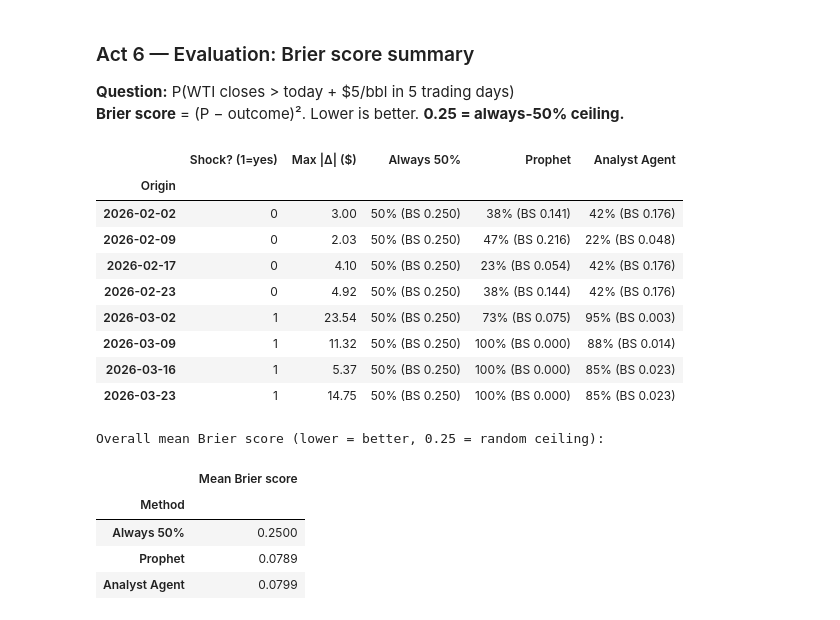
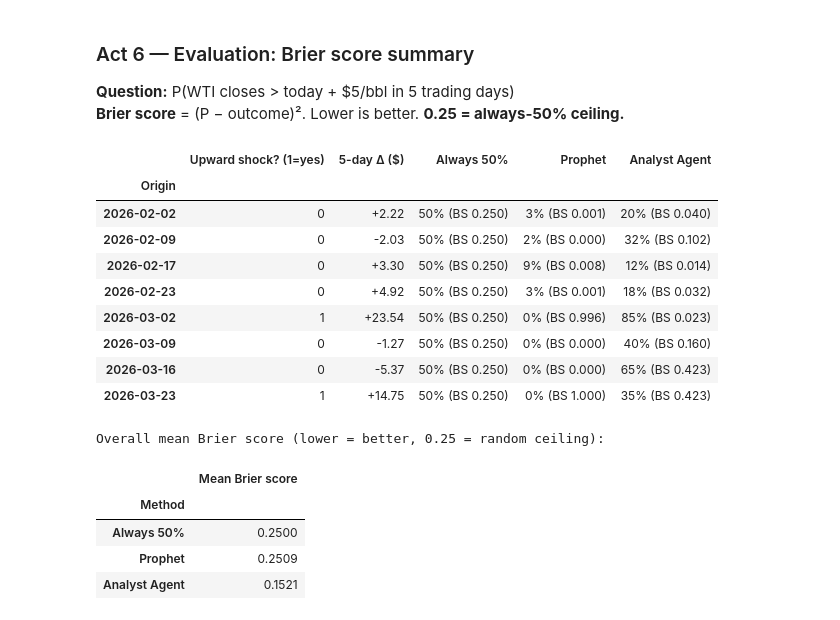
Before and after one commit to VectorInstitute/agentic-forecasting, a Jupyter notebook: playground/energy_case_study/notebooks/energy_llmp_context_comparison.ipynb, the cells around one changed output. Saved outputs shown, nothing was run; the diff lists cells and outputs as text; code cells hidden in the pictures.

```diff
--- a/playground/energy_case_study/notebooks/energy_llmp_context_comparison.ipynb
+++ b/playground/energy_case_study/notebooks/energy_llmp_context_comparison.ipynb
@@ -1559,47 +1461,47 @@ pivot = (
         prob_str=lambda d: d["prob"].map(lambda p: f"{p:.0%}"),
         brier_str=lambda d: d["brier"].map(lambda b: f"{b:.3f}"),
         summary=lambda d: d["prob_str"] + "  (BS " + d["brier_str"] + ")",
     )
     .pivot_table(index="origin", columns="method", values="summary", aggfunc="first")
 )
 pivot.index.name = "Origin"
 pivot.columns.name = None
 
 meta = binary_df.groupby("origin").first()[["outcome", "max_move"]].reindex(pivot.index)
+meta["max_move"] = meta["max_move"].map("{:+.2f}".format)
 meta.columns = ["Upward shock? (1=yes)", "5-day Δ ($)"]
-meta["5-day Δ ($)"] = meta["max_move"].map("{:+.2f}".format)
 
 col_order = ["Upward shock? (1=yes)", "5-day Δ ($)"] + [
     c for c in ["Always 50%", "Prophet", "Analyst Agent"] if c in pivot.columns
 ]
 result = pd.concat([meta, pivot], axis=1)[col_order]
 display(result)
 
 # ── Mean Brier score per method ────────────────────────────────────────────────
 mean_brier = (
     binary_df.groupby("method")["brier"].mean()
     .reindex(["Always 50%", "Prophet", "Analyst Agent"])
     .rename("Mean Brier score")
     .map("{:.4f}".format)
     .to_frame()
 )
 mean_brier.index.name = "Method"
 print("\nOverall mean Brier score (lower = better, 0.25 = random ceiling):")
 display(mean_brier)
 # %% [output]
-|  | Shock? (1=yes) | Max |Δ| ($) | Always 50% | Prophet | Analyst Agent |
+|  | Upward shock? (1=yes) | 5-day Δ ($) | Always 50% | Prophet | Analyst Agent |
 | Origin |  |  |  |  |  |
-| 2026-02-02 | 0 | 3.00 | 50% (BS 0.250) | 38% (BS 0.141) | 42% (BS 0.176) |
-| 2026-02-09 | 0 | 2.03 | 50% (BS 0.250) | 47% (BS 0.216) | 22% (BS 0.048) |
-| 2026-02-17 | 0 | 4.10 | 50% (BS 0.250) | 23% (BS 0.054) | 42% (BS 0.176) |
-| 2026-02-23 | 0 | 4.92 | 50% (BS 0.250) | 38% (BS 0.144) | 42% (BS 0.176) |
-| 2026-03-02 | 1 | 23.54 | 50% (BS 0.250) | 73% (BS 0.075) | 95% (BS 0.003) |
-| 2026-03-09 | 1 | 11.32 | 50% (BS 0.250) | 100% (BS 0.000) | 88% (BS 0.014) |
-| 2026-03-16 | 1 | 5.37 | 50% (BS 0.250) | 100% (BS 0.000) | 85% (BS 0.023) |
-| 2026-03-23 | 1 | 14.75 | 50% (BS 0.250) | 100% (BS 0.000) | 85% (BS 0.023) |
+| 2026-02-02 | 0 | +2.22 | 50% (BS 0.250) | 3% (BS 0.001) | 20% (BS 0.040) |
+| 2026-02-09 | 0 | -2.03 | 50% (BS 0.250) | 2% (BS 0.000) | 32% (BS 0.102) |
+| 2026-02-17 | 0 | +3.30 | 50% (BS 0.250) | 9% (BS 0.008) | 12% (BS 0.014) |
+| 2026-02-23 | 0 | +4.92 | 50% (BS 0.250) | 3% (BS 0.001) | 18% (BS 0.032) |
+| 2026-03-02 | 1 | +23.54 | 50% (BS 0.250) | 0% (BS 0.996) | 85% (BS 0.023) |
+| 2026-03-09 | 0 | -1.27 | 50% (BS 0.250) | 0% (BS 0.000) | 40% (BS 0.160) |
+| 2026-03-16 | 0 | -5.37 | 50% (BS 0.250) | 0% (BS 0.000) | 65% (BS 0.423) |
+| 2026-03-23 | 1 | +14.75 | 50% (BS 0.250) | 0% (BS 1.000) | 35% (BS 0.423) |
 Overall mean Brier score (lower = better, 0.25 = random ceiling):
 |  | Mean Brier score |
 | Method |  |
 | Always 50% | 0.2500 |
-| Prophet | 0.0789 |
-| Analyst Agent | 0.0799 |
+| Prophet | 0.2509 |
+| Analyst Agent | 0.1521 |
```
Also changed, not shown: parts of 6 cells of this notebook.
